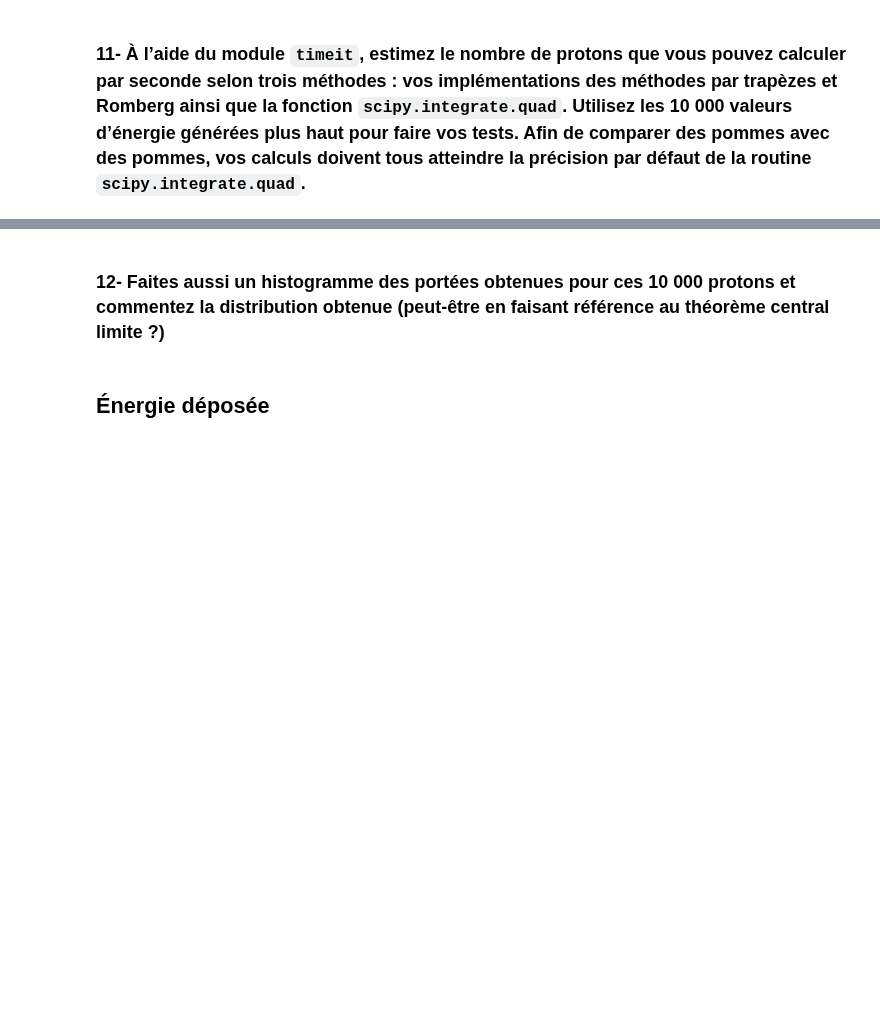
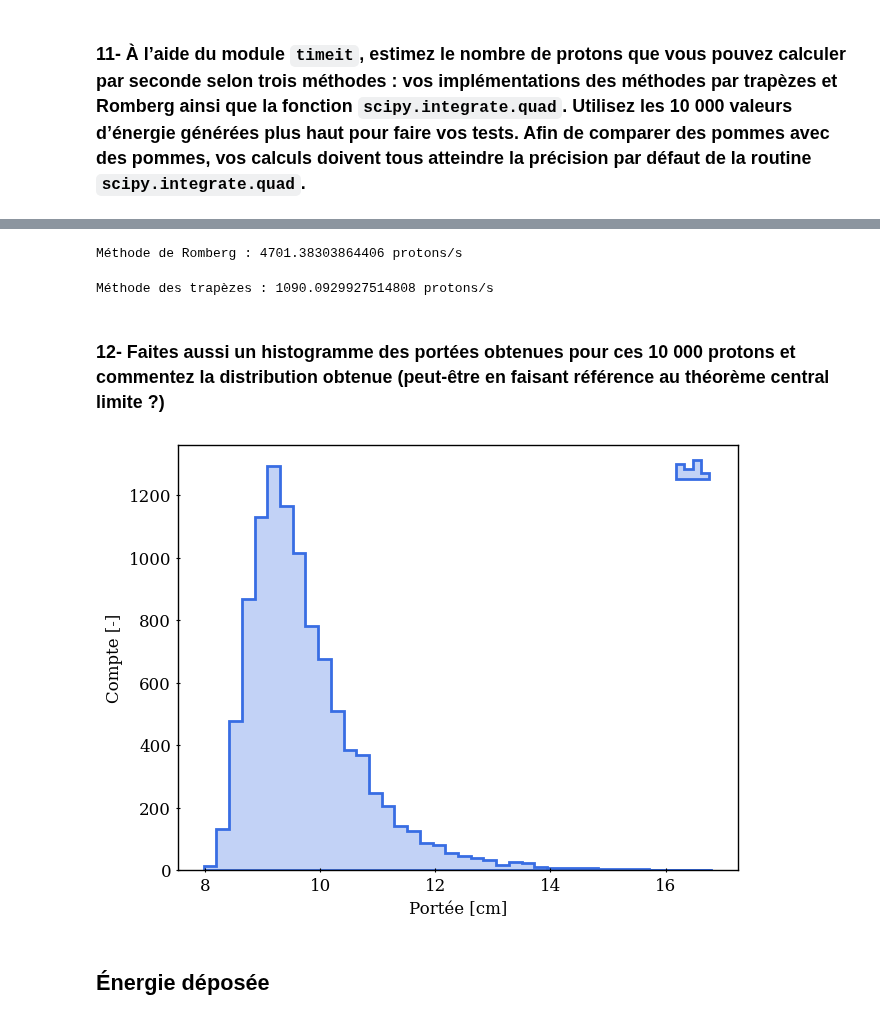
Before and after one commit to mamar828/physique_numerique, a Jupyter notebook: devoirs/tp1/tp1.ipynb, the cells around one changed output, grey strips where cells are left out. Cells and saved outputs as stored; diff of their text form; code cells hidden in the pictures; blank space fills up the shorter version.

```diff
--- a/devoirs/tp1/tp1.ipynb
+++ b/devoirs/tp1/tp1.ipynb
@@ -546,24 +567,30 @@ print('scipy.integrate.quad :', len(distribution)/time, 'protons/s')
 # %%
 # test = "for i, proton in enumerate(distribution): romberg(3, proton, 'os', erreur_max=erreur_scipy[i])"
-test = "for i, proton in enumerate(distribution): romberg_np(f_os, 3, proton, erreur_max=erreur_scipy[i])"
+test = "for i, proton in enumerate(distribution): methode_de_romberg(f_os, 3, proton, erreur_max=erreur_scipy[i])"
 
 time = timeit.timeit(test, globals=globals(), number=1)
 print('Méthode de Romberg :', len(distribution)/time, 'protons/s')
+# %% [output]
+Méthode de Romberg : 4701.38303864406 protons/s
 # %%
 # test = "for i, proton in enumerate(distribution[:100]): trapezes_N(3, proton, 'os', erreur_max=erreur_scipy[i])"
-test = "for i, proton in enumerate(distribution): trapezoidal_rule(f_eau, 3, proton, erreur_max=erreur_scipy[i])"
+test = "for i, proton in enumerate(distribution): methode_des_trapezes(f_os, 3, proton, erreur_max=erreur_scipy[i])"
 
 time = timeit.timeit(test, globals=globals(), number=1)
 print('Méthode des trapèzes :', len(distribution)/time, 'protons/s')
+# %% [output]
+Méthode des trapèzes : 1090.0929927514808 protons/s
 # %% [markdown]
 ### 12- Faites aussi un histogramme des portées obtenues pour ces 10 000 protons et commentez la distribution obtenue (peut-être en faisant référence au théorème central limite ?)
 # %%
 portees = []
 for proton in distribution: portees.append(sp.integrate.quad(f, 3, proton)[0])
 
 fig = gl.Figure('Portée [cm]', 'Compte [-]')
-fig.add_elements(gl.Histogram(portees, number_of_bins=40, show_params=False, label=''))
+fig.add_elements(gl.Histogram(portees, number_of_bins=40, show_params=False, label='', normalize=False))
 fig.show()
+# %% [output]
+[figure, added]
 # %% [markdown]
 ## Énergie déposée
 # %% [markdown]
```
Also changed, not shown: parts of 11 cells of this notebook.
